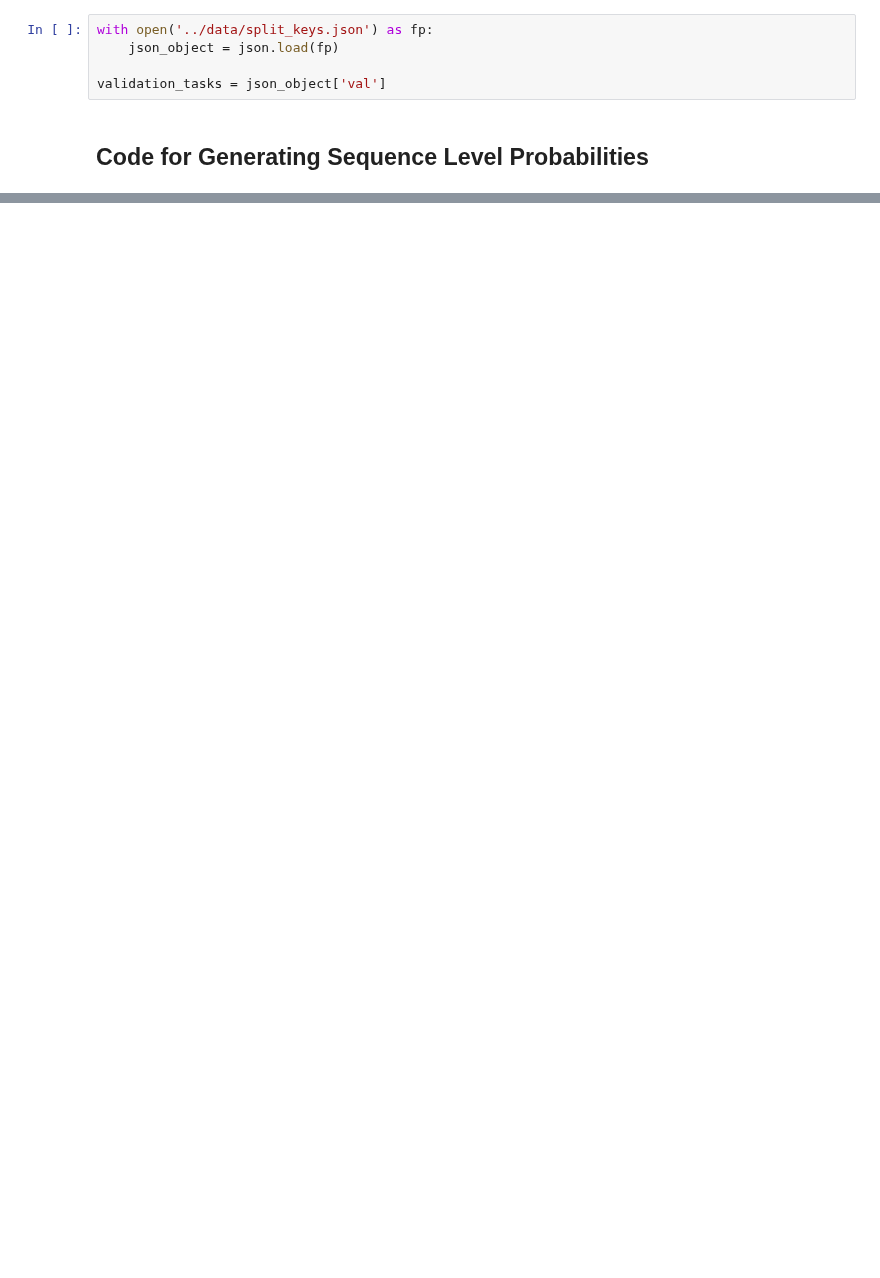
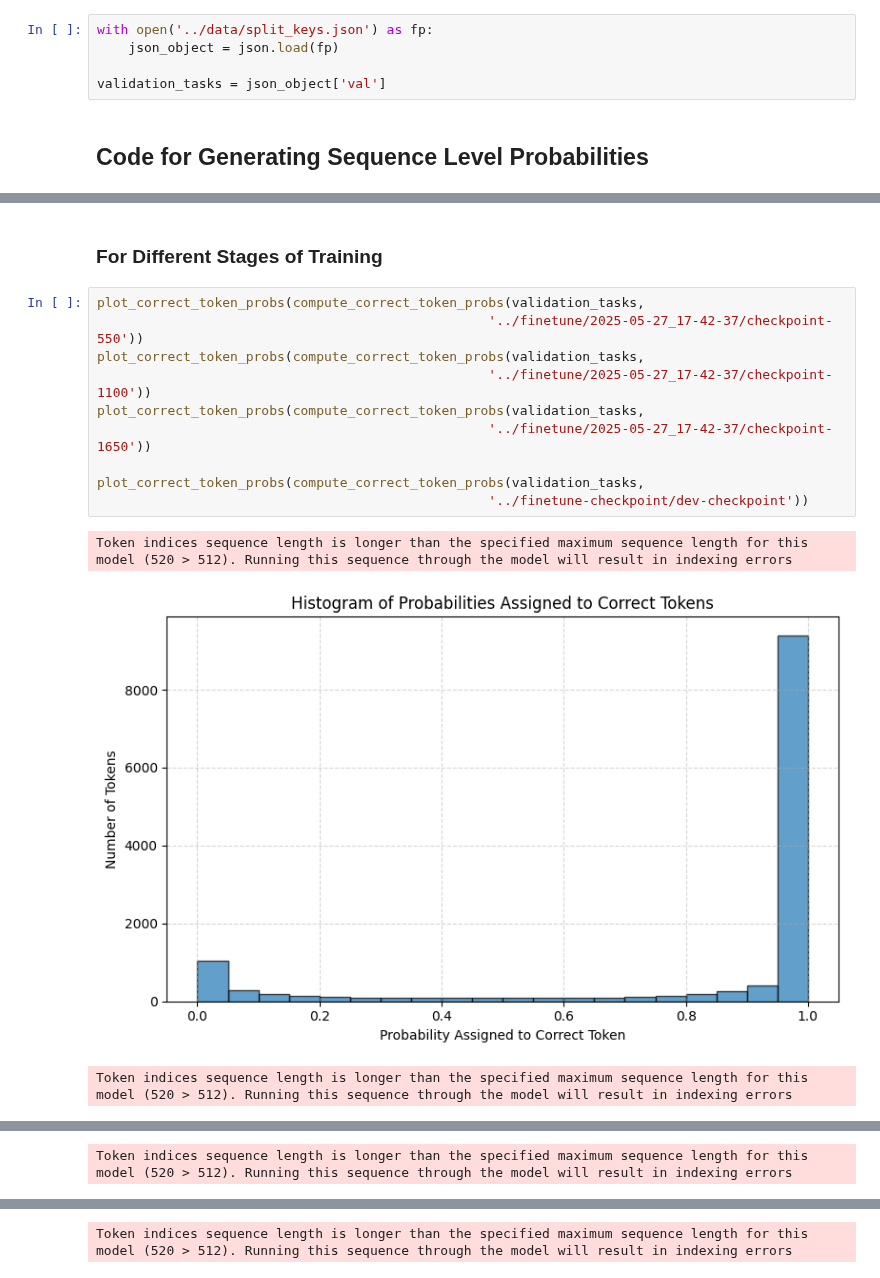
Before and after one commit to MGWSimpson/AlphaARC, a Jupyter notebook: analysis/identifying_breakpoints.ipynb, the cells around one changed output, grey strips where cells are left out. Cells and saved outputs as stored; diff of their text form; blank space fills up the shorter version.

```diff
--- a/analysis/identifying_breakpoints.ipynb
+++ b/analysis/identifying_breakpoints.ipynb
@@ -107,0 +188,16 @@ O = replace(x2, x3, x1)
+# %% [markdown]
+### For Different Stages of Training
+# %%
+plot_correct_token_probs(compute_correct_token_probs(validation_tasks,
+                                                  '../finetune/2025-05-27_17-42-37/checkpoint-550'))
+plot_correct_token_probs(compute_correct_token_probs(validation_tasks,
+                                                  '../finetune/2025-05-27_17-42-37/checkpoint-1100'))
+plot_correct_token_probs(compute_correct_token_probs(validation_tasks,
+                                                  '../finetune/2025-05-27_17-42-37/checkpoint-1650'))
+
+plot_correct_token_probs(compute_correct_token_probs(validation_tasks,
+                                                  '../finetune-checkpoint/dev-checkpoint'))
+# %% [output]
+Token indices sequence length is longer than the specified maximum sequence length for this model (520 > 512). Running this sequence through the model will result in indexing errors
+[figure, added]
+Token indices sequence length is longer than the specified maximum sequence length for this model (520 > 512). Running this sequence through the model will result in indexing errors
@@ -107,0 +205 @@ O = replace(x2, x3, x1)
+Token indices sequence length is longer than the specified maximum sequence length for this model (520 > 512). Running this sequence through the model will result in indexing errors
@@ -107,0 +207 @@ O = replace(x2, x3, x1)
+Token indices sequence length is longer than the specified maximum sequence length for this model (520 > 512). Running this sequence through the model will result in indexing errors
```
Also changed, not shown: parts of 11 cells of this notebook, 3 other files.
